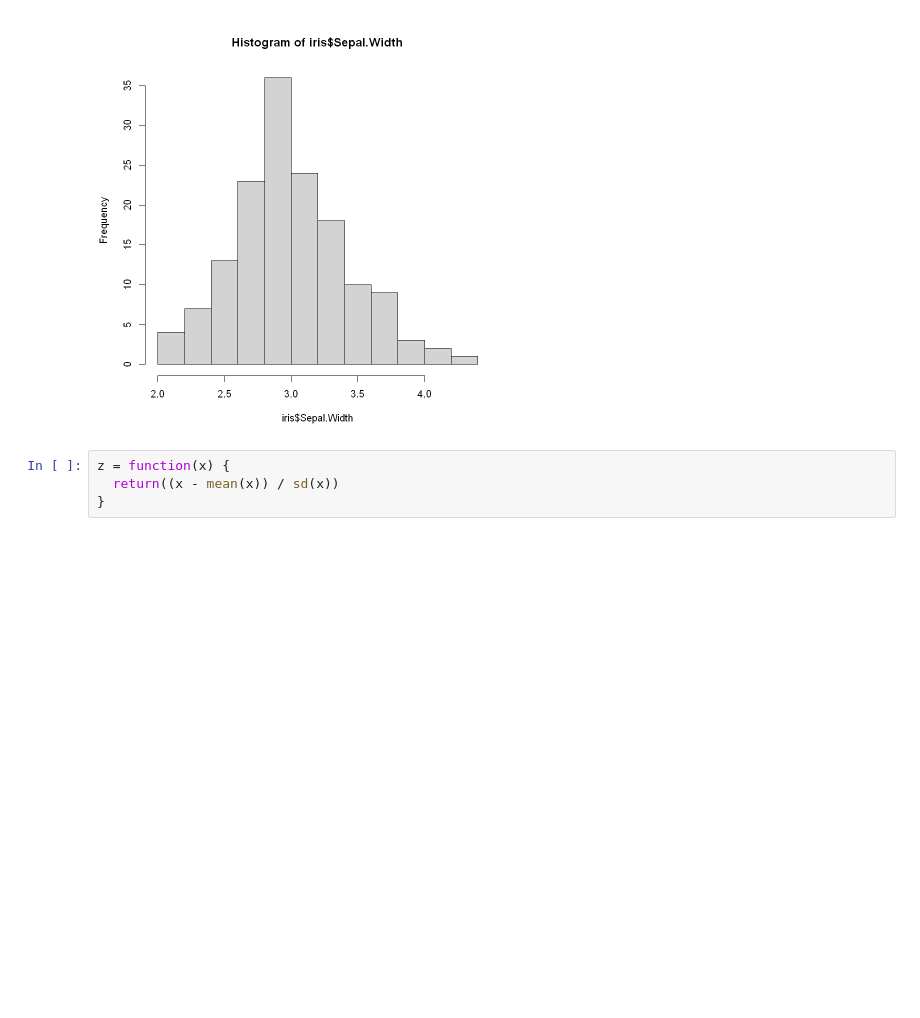
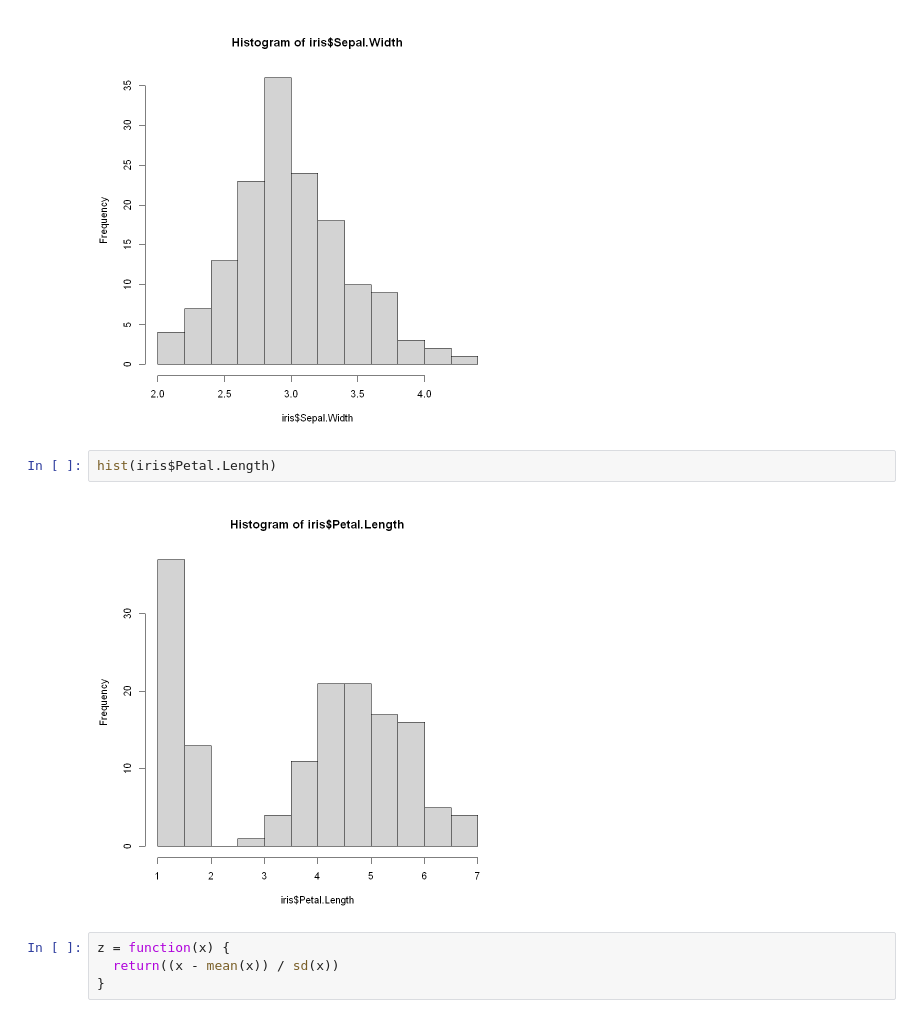
Before and after one commit to Saranga99/DM-ML, a Jupyter notebook: coursework/clustering.ipynb, the cells around one changed output. Cells and saved outputs as stored; diff of their text form; blank space fills up the shorter version.

```diff
--- a/coursework/clustering.ipynb
+++ b/coursework/clustering.ipynb
@@ -45,6 +70,10 @@ boxplot(no_outliers)
 hist(iris$Sepal.Width)
 # %% [output]
 [figure]
+# %%
+hist(iris$Petal.Length)
+# %% [output]
+[figure, added]
 # %%
 z = function(x) {
   return((x - mean(x)) / sd(x))
```
Also changed, not shown: parts of 50 cells of this notebook.
